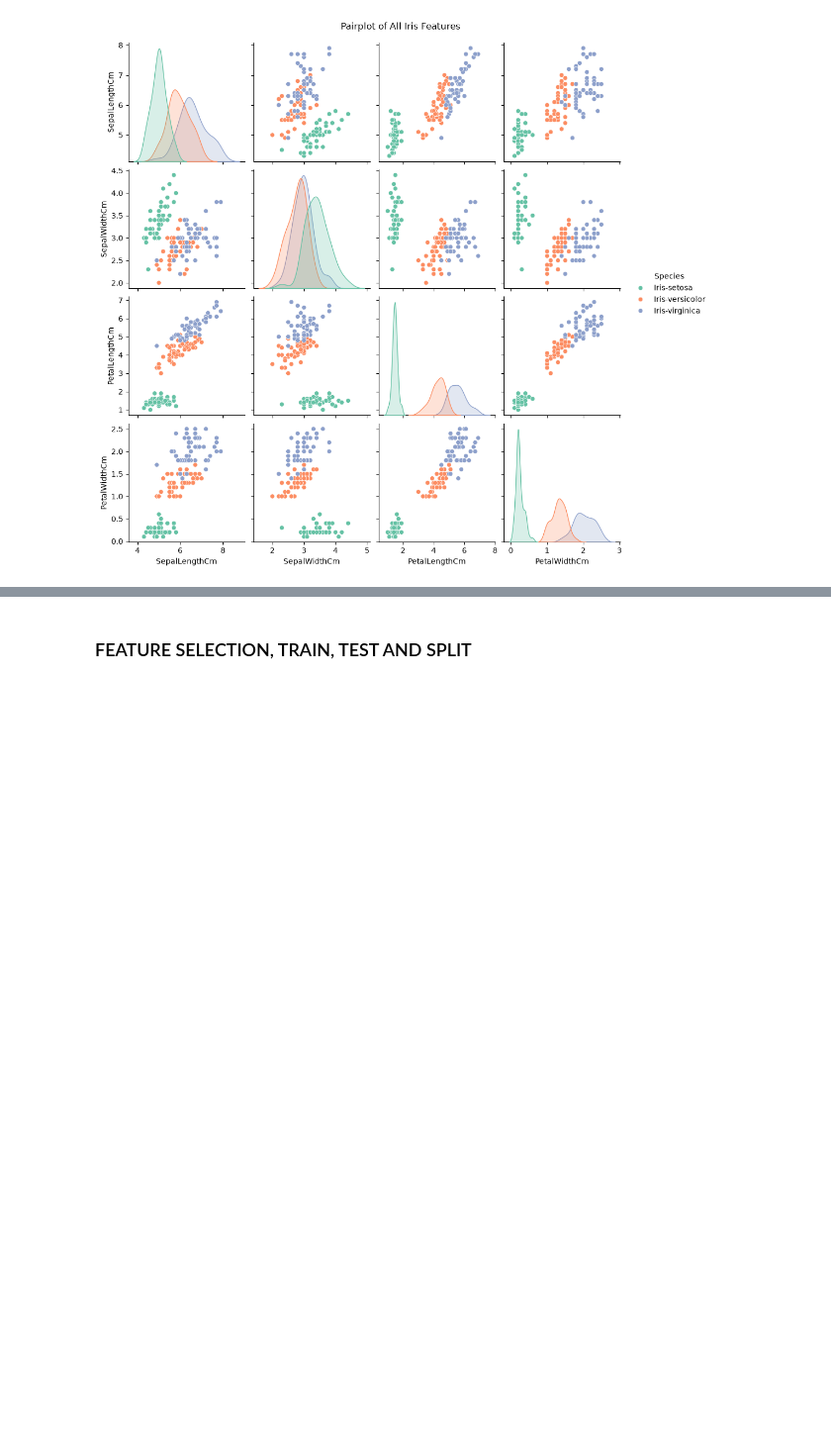
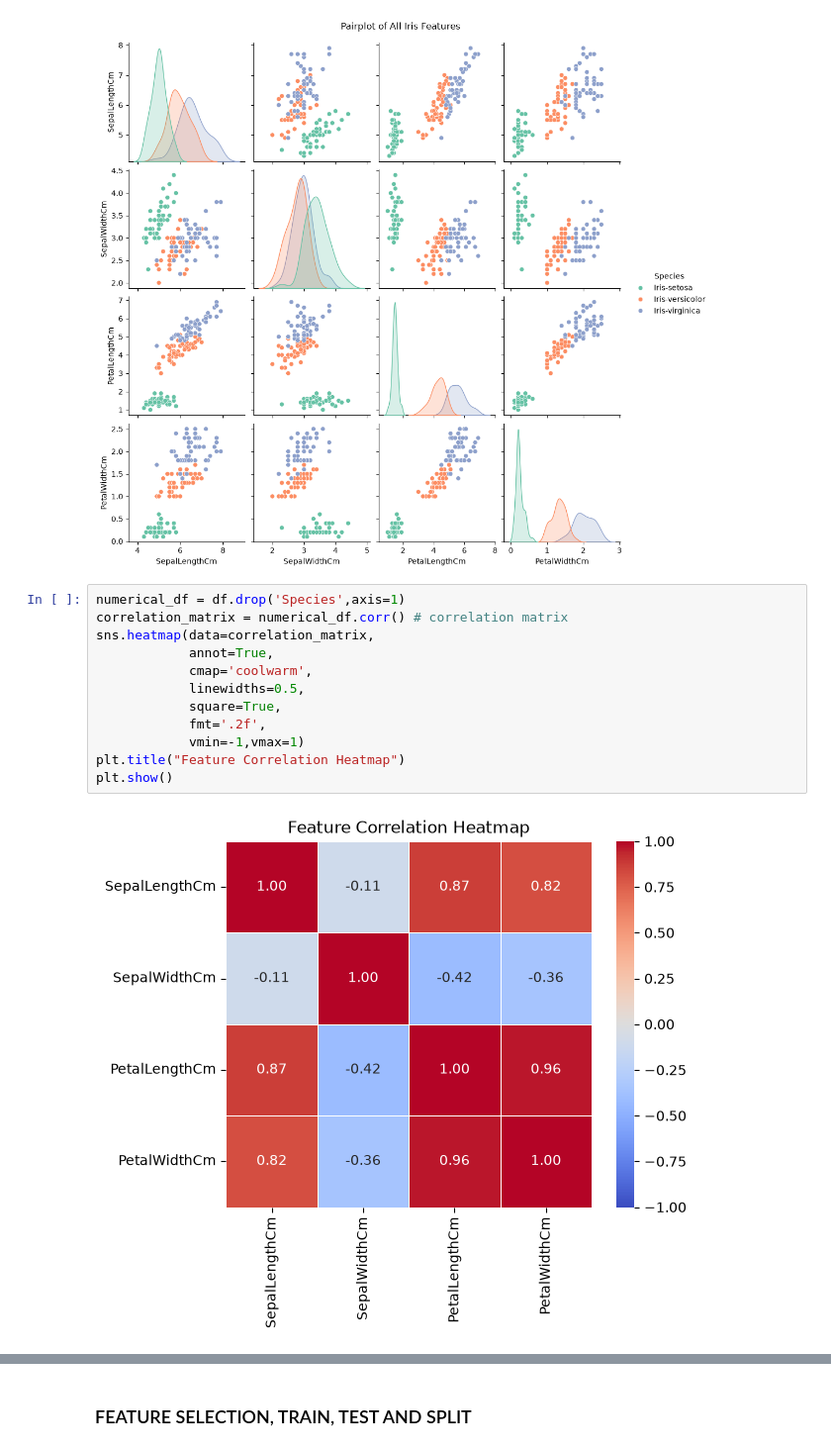
Before and after one commit to izaynn/ml-projects, a Jupyter notebook: iris-species-classifier/main.ipynb, the cells around one changed output, grey strips where cells are left out. Shown at 99% size. Cells and saved outputs as stored; diff of their text form; blank space fills up the shorter version.

```diff
--- a/iris-species-classifier/main.ipynb
+++ b/iris-species-classifier/main.ipynb
@@ -120,5 +119,19 @@ plt.suptitle('Pairplot of All Iris Features', y=1.02)
 plt.show()
 # %% [output]
 [figure]
+# %%
+numerical_df = df.drop('Species',axis=1)
+correlation_matrix = numerical_df.corr() # correlation matrix
+sns.heatmap(data=correlation_matrix,
+            annot=True,
+            cmap='coolwarm',
+            linewidths=0.5,
+            square=True,
+            fmt='.2f',
+            vmin=-1,vmax=1)
+plt.title("Feature Correlation Heatmap")
+plt.show()
+# %% [output]
+[figure, added]
 # %% [markdown]
 ## EDA Summary:
```
Also changed, not shown: parts of 33 cells of this notebook.
